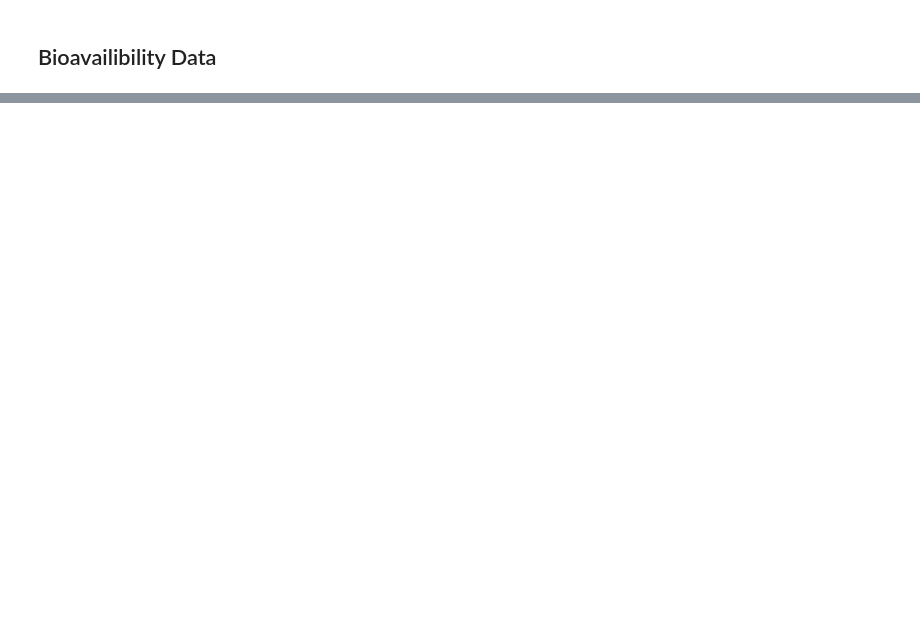
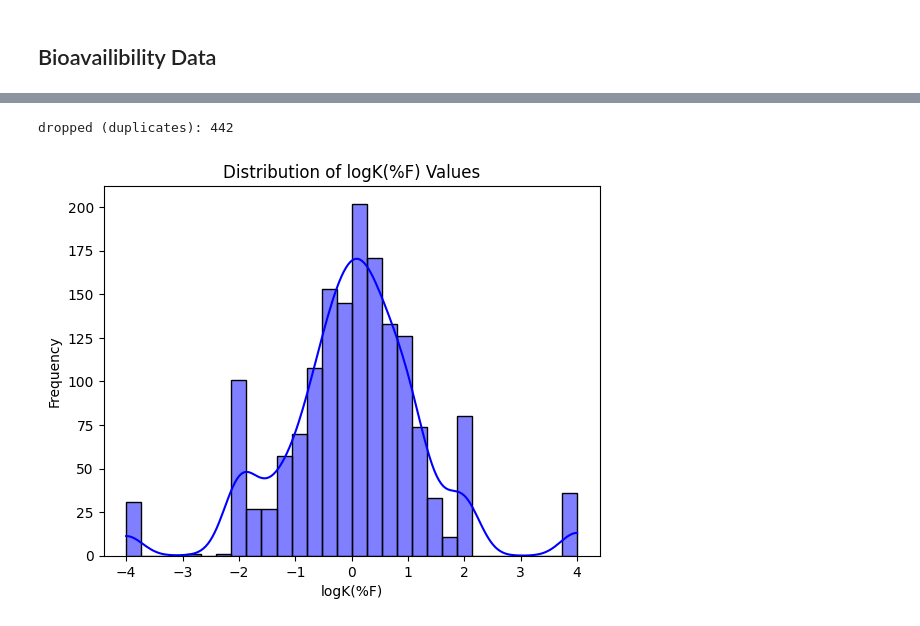
Before and after one commit to NinaB99/AI-for-Chemistry, a Jupyter notebook: Code/Data_cleaning.ipynb, the cells around one changed output, grey strips where cells are left out. Drawn from its saved outputs; the diff is of its cells as text; code cells hidden in the pictures; blank space fills up the shorter version.

```diff
--- a/Code/Data_cleaning.ipynb
+++ b/Code/Data_cleaning.ipynb
@@ -274,0 +348,8 @@ TypeError: unsupported operand type(s) for /: 'str' and 'int'
+# %%
+df_merged_Bioavailibility = pd.merge(df_bioavailability, df_WEI_Bioav, on=['SMILES', '%F', 'logK(%F)', 'MolW(Da)', 'NumHAcceptors', 'NumHDonors', 'LogP', 'Lipinski_rule'], how='outer').filter(['SMILES', '%F', 'logK(%F)', 'MolW(Da)', 'NumHAcceptors', 'NumHDonors', 'LogP', 'Lipinski_rule'])
+# %%
+len = df_merged_Bioavailibility.shape[0]
+df_after_drop = df_merged_Bioavailibility.drop_duplicates(subset="SMILES", keep='first')
+print(f"dropped (duplicates): {len - df_after_drop.shape[0]}")
+# %% [output]
+dropped (duplicates): 442
@@ -274,0 +358,8 @@ TypeError: unsupported operand type(s) for /: 'str' and 'int'
+# %%
+sns.histplot(data=df_merged_Bioavailibility, x='logK(%F)', kde=True, bins=30, color='blue')
+plt.title('Distribution of logK(%F) Values')
+plt.xlabel('logK(%F)')
+plt.ylabel('Frequency')
+plt.show()
+# %% [output]
+[figure, added]
```
Also changed, not shown: parts of 21 cells of this notebook, 1 other file.
